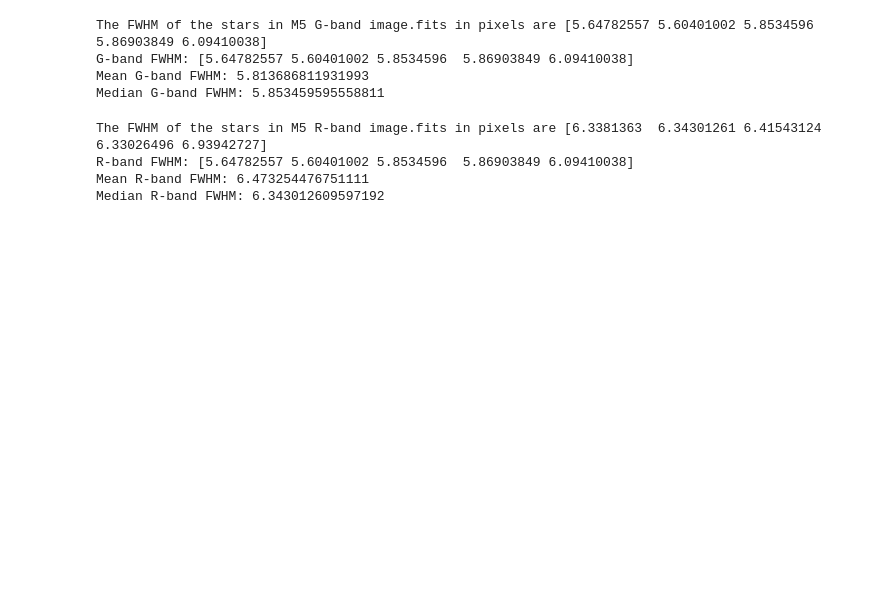
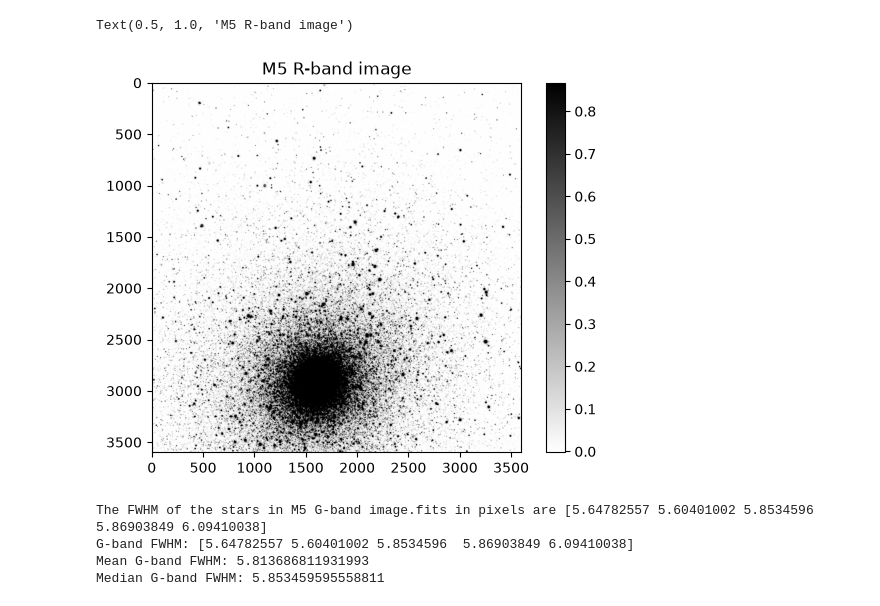
Before and after one commit to morganparton/Capstone_Project, a Jupyter notebook: M5.ipynb, the cells around one changed output. Drawn from its saved outputs; the diff is of its cells as text; code cells hidden in the pictures; blank space fills up the shorter version.

```diff
--- a/M5.ipynb
+++ b/M5.ipynb
@@ -56,3 +69,16 @@ def add_stars(xstars,ystars,radius=20,color='r',ax=None):
+# %%
+#make the figure
+plt.figure()
+
+#read in the data and header
+data,header = fits.getdata('M5 R-band image.fits', header=True)
+
+#use our custom made subroutine from above to plot the image
+imdisplay(data)
+plt.title("M5 R-band image")
+# %% [output]
+Text(0.5, 1.0, 'M5 R-band image')
+[figure, added]
 # %%
 from astropy.io import fits
 from photutils.psf import fit_fwhm
@@ -99,18 +125,3 @@ The FWHM of the stars in M5 G-band image.fits in pixels are [5.64782557 5.604010
 G-band FWHM: [5.64782557 5.60401002 5.8534596  5.86903849 6.09410038]
 Mean G-band FWHM: 5.813686811931993
 Median G-band FWHM: 5.853459595558811
-# %%
-# Calculate FWHM for M5 R-band
-
-M5Rstars = [(2322,1044),(2545,1001),(2673,928),(2776,1075),(2652,1309)]
-
-M5R_fwhm = calc_fwhm('M5 R-band image.fits', M5Rstars)
-
-print("R-band FWHM:", M5G_fwhm)
-print("Mean R-band FWHM:", np.mean(M5R_fwhm))
-print("Median R-band FWHM:", np.median(M5R_fwhm))
-# %% [output]
-The FWHM of the stars in M5 R-band image.fits in pixels are [6.3381363  6.34301261 6.41543124 6.33026496 6.93942727]
-R-band FWHM: [5.64782557 5.60401002 5.8534596  5.86903849 6.09410038]
-Mean R-band FWHM: 6.473254476751111
-Median R-band FWHM: 6.343012609597192
```
Also changed, not shown: parts of 15 cells of this notebook.
